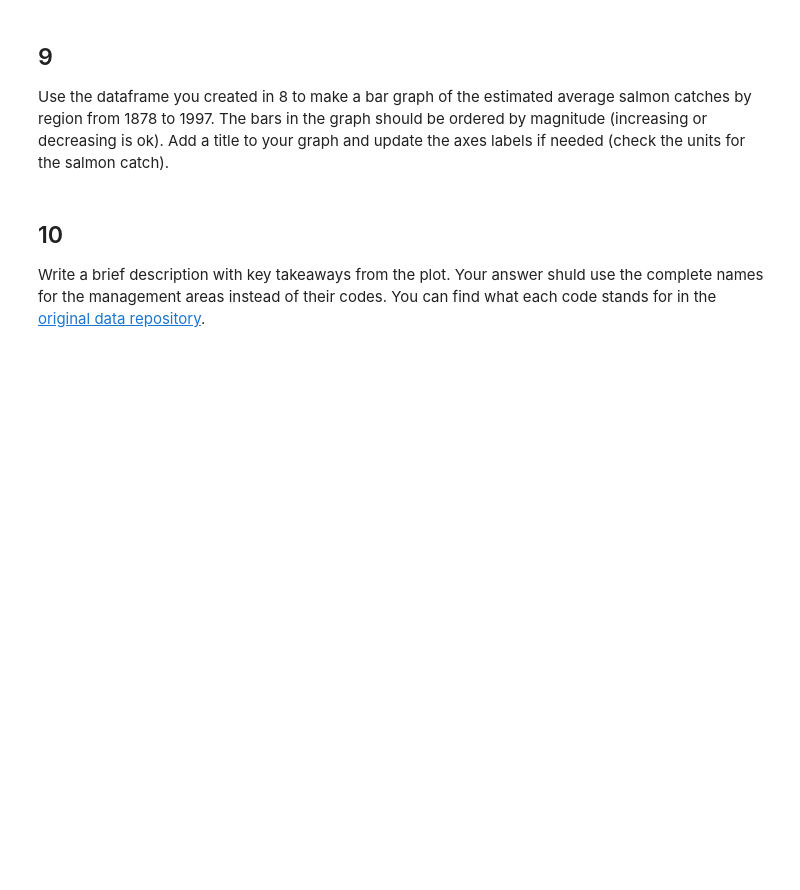
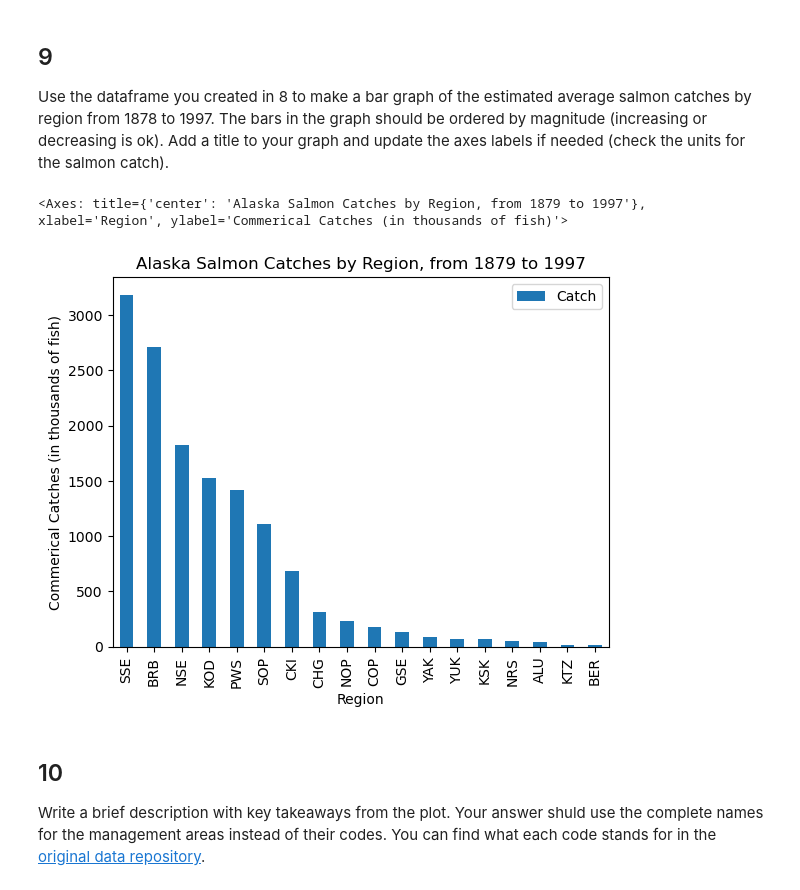
Before and after one commit to sofiasarak/eds220-hwk2, a Jupyter notebook: task2/hwk2-task2-salmon.ipynb, the cells around one changed output. Cells and saved outputs as stored; diff of their text form; code cells hidden in the pictures; blank space fills up the shorter version.

Commit message:
Salmon catch plot by region, Q9

```diff
--- a/task2/hwk2-task2-salmon.ipynb
+++ b/task2/hwk2-task2-salmon.ipynb
@@ -222,0 +216,10 @@ catch_1
+# %%
+# The .loc[] method helps us access the exact row where 'Catch' == 'I'
+# We can then specify that we want the 'Catch' column, where that condition is true, to now = 1
+catch_data.loc[catch_data['Catch'] == 'I', 'Catch'] = 1
+
+# Saving the row where 'Catch' == 1 as an object
+catch_1 = catch_data[catch_data['Catch'] == 1]
+
+# Print catch_1
+catch_1
@@ -233,0 +237,7 @@ catch_column_type
+# %%
+# .astype() method specifies and converts the 'Catch' column into the 'int64' data type
+catch_data['Catch'] = catch_data['Catch'].astype('int64')
+
+# Saving the data type as an object by subsetting just the data type of column 'Year' from the .dtypes() method output
+catch_column_type = catch_data.dtypes['Year']
+catch_column_type
@@ -243,0 +255,8 @@ avg_region
+# %%
+# 'Year' column kept coming up in analysis -- removing it
+catch_data1 = catch_data.drop(columns = 'Year')
+
+# Method chaining: grouping data frame by 'Region' variable, then calculating the average of the 'Catch' column using .mean() method
+avg_region = catch_data1.groupby('Region').mean('Catch')
+
+avg_region
@@ -251,6 +291,13 @@ grader.check("q8")
 ## 9
 
 Use the dataframe you created in 8 to make a bar graph of the estimated average salmon catches by region from 1878 to 1997. The bars in the graph should be ordered by magnitude (increasing or decreasing is ok). Add a title  to your graph and update the axes labels if needed (check the units for the salmon catch).
+# %%
+avg_region.sort_values('Catch', ascending = False).plot(kind = "bar",
+                                                       title = "Alaska Salmon Catches by Region, from 1879 to 1997",
+                                                       ylabel = "Commerical Catches (in thousands of fish)")
+# %% [output]
+<Axes: title={'center': 'Alaska Salmon Catches by Region, from 1879 to 1997'}, xlabel='Region', ylabel='Commerical Catches (in thousands of fish)'>
+[figure, added]
 # %% [markdown]
 <!-- END QUESTION -->
 
```
Also changed, not shown: parts of 9 cells of this notebook.
